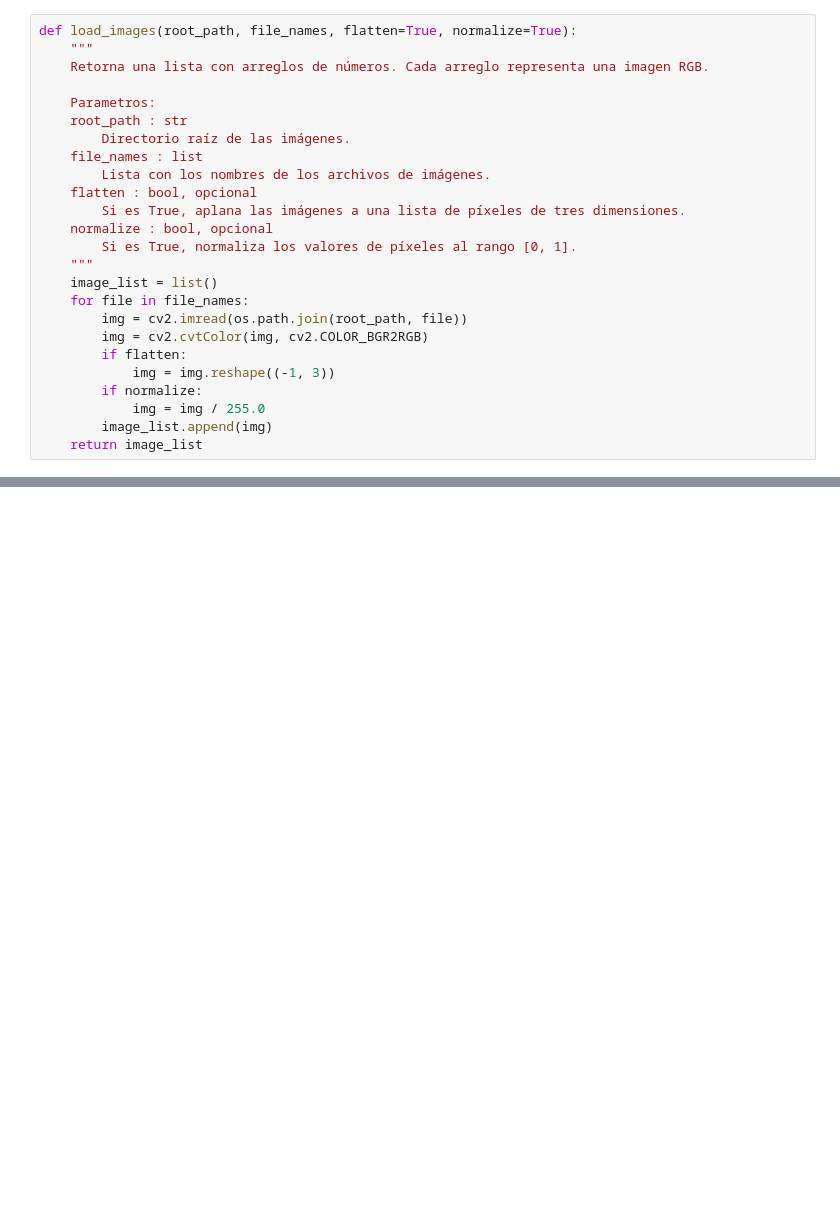
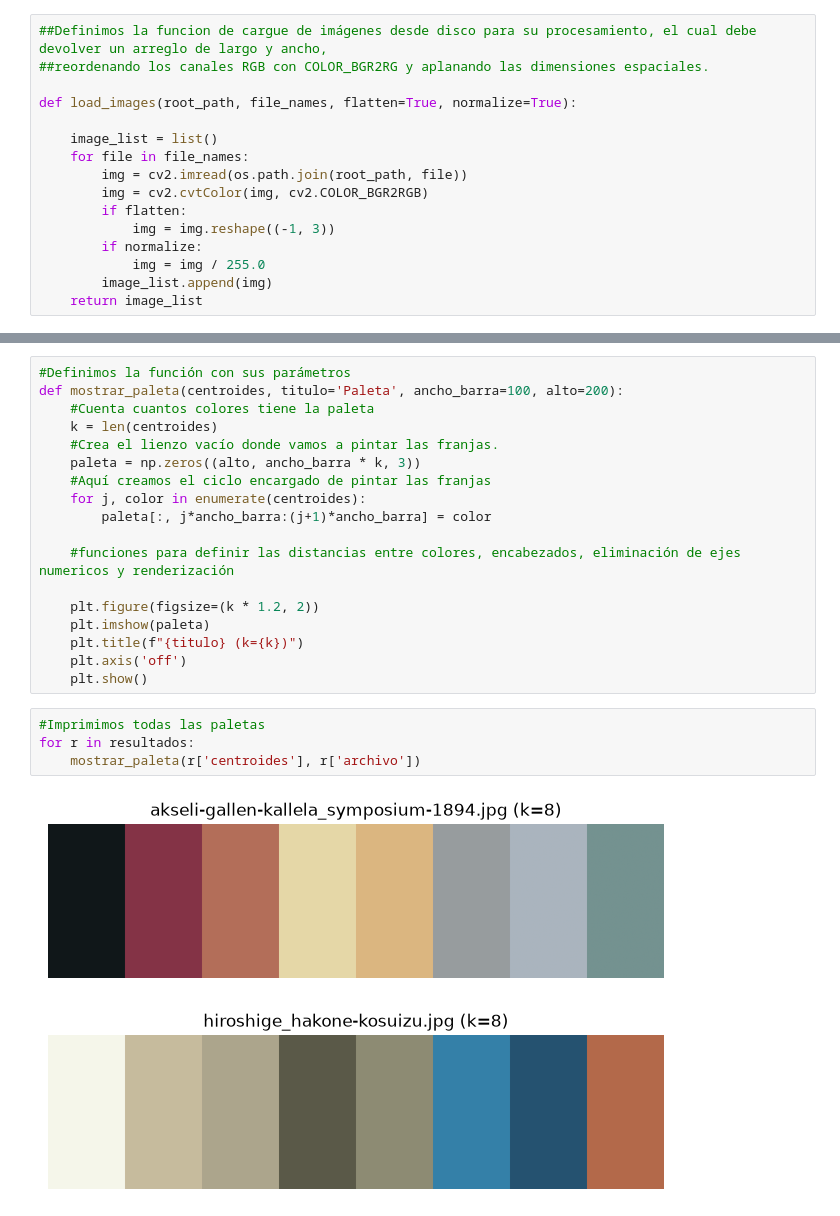
Before and after one commit to dacors-m/no-supervised-ml, a Jupyter notebook: color-palette.ipynb, the cells around one changed output, grey strips where cells are left out. Saved outputs shown, nothing was run; the diff lists cells and outputs as text; blank space fills up the shorter version.

```diff
--- a/color-palette.ipynb
+++ b/color-palette.ipynb
@@ -16,19 +19,10 @@ import matplotlib.pyplot as plt
 from sklearn.cluster import KMeans, MeanShift, estimate_bandwidth
 # %%
+##Definimos la funcion de cargue de imágenes desde disco para su procesamiento, el cual debe devolver un arreglo de largo y ancho,
+##reordenando los canales RGB con COLOR_BGR2RG y aplanando las dimensiones espaciales.
+
 def load_images(root_path, file_names, flatten=True, normalize=True):
-    """
-    Retorna una lista con arreglos de números. Cada arreglo representa una imagen RGB.
 
-    Parametros:
-    root_path : str
-        Directorio raíz de las imágenes.
-    file_names : list
-        Lista con los nombres de los archivos de imágenes.
-    flatten : bool, opcional
-        Si es True, aplana las imágenes a una lista de píxeles de tres dimensiones.
-    normalize : bool, opcional
-        Si es True, normaliza los valores de píxeles al rango [0, 1].
-    """
     image_list = list()
     for file in file_names:
         img = cv2.imread(os.path.join(root_path, file))
@@ -96,0 +283,25 @@ img_list
+# %%
+#Definimos la función con sus parámetros
+def mostrar_paleta(centroides, titulo='Paleta', ancho_barra=100, alto=200):
+    #Cuenta cuantos colores tiene la paleta
+    k = len(centroides)
+    #Crea el lienzo vacío donde vamos a pintar las franjas.
+    paleta = np.zeros((alto, ancho_barra * k, 3))
+    #Aquí creamos el ciclo encargado de pintar las franjas
+    for j, color in enumerate(centroides):
+        paleta[:, j*ancho_barra:(j+1)*ancho_barra] = color
+
+    #funciones para definir las distancias entre colores, encabezados, eliminación de ejes numericos y renderización
+
+    plt.figure(figsize=(k * 1.2, 2))
+    plt.imshow(paleta)
+    plt.title(f"{titulo} (k={k})")
+    plt.axis('off')
+    plt.show()
+# %%
+#Imprimimos todas las paletas
+for r in resultados:
+    mostrar_paleta(r['centroides'], r['archivo'])
+# %% [output]
+[figure, added]
+[figure, added]
```
Also changed, not shown: parts of 22 cells of this notebook.
